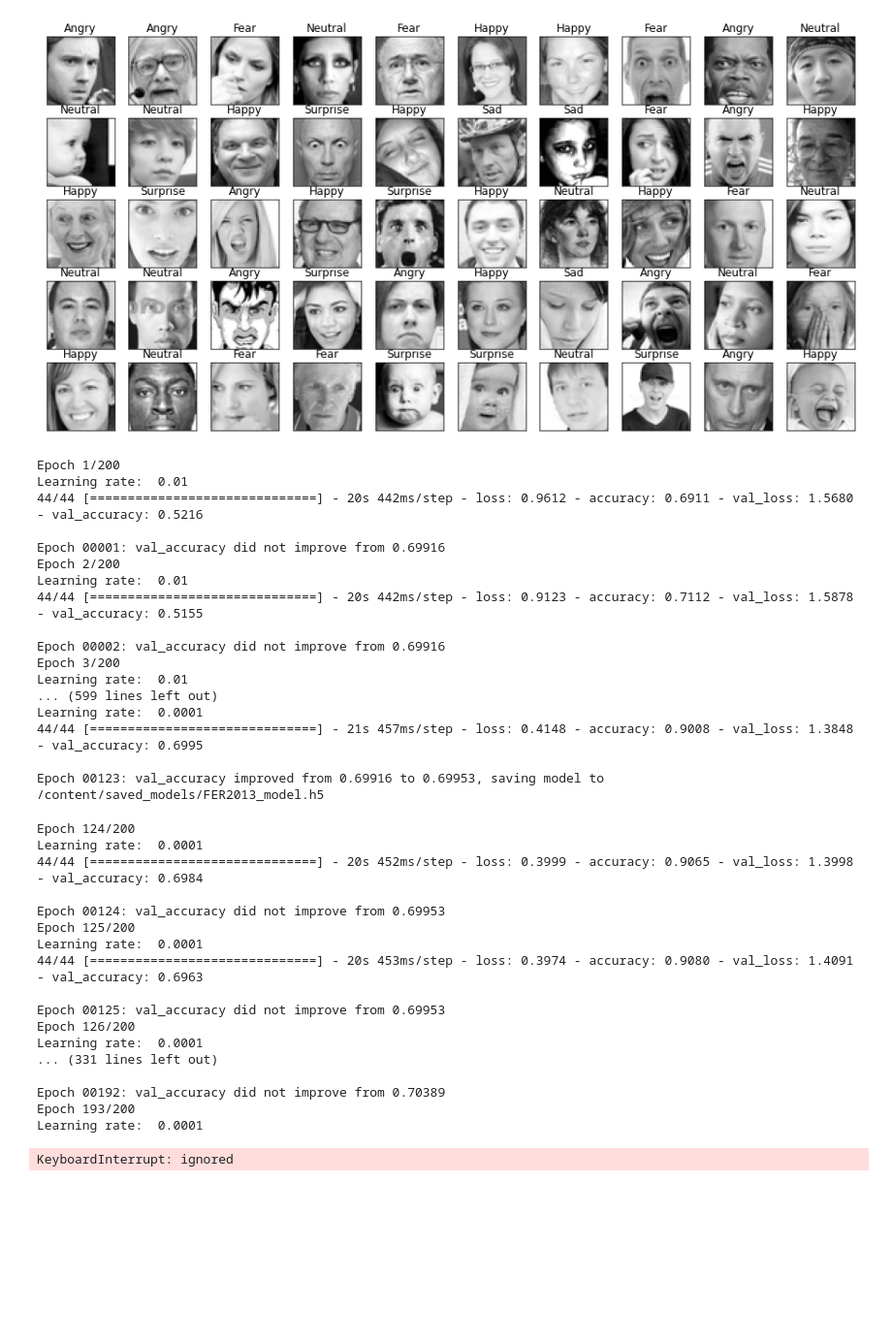
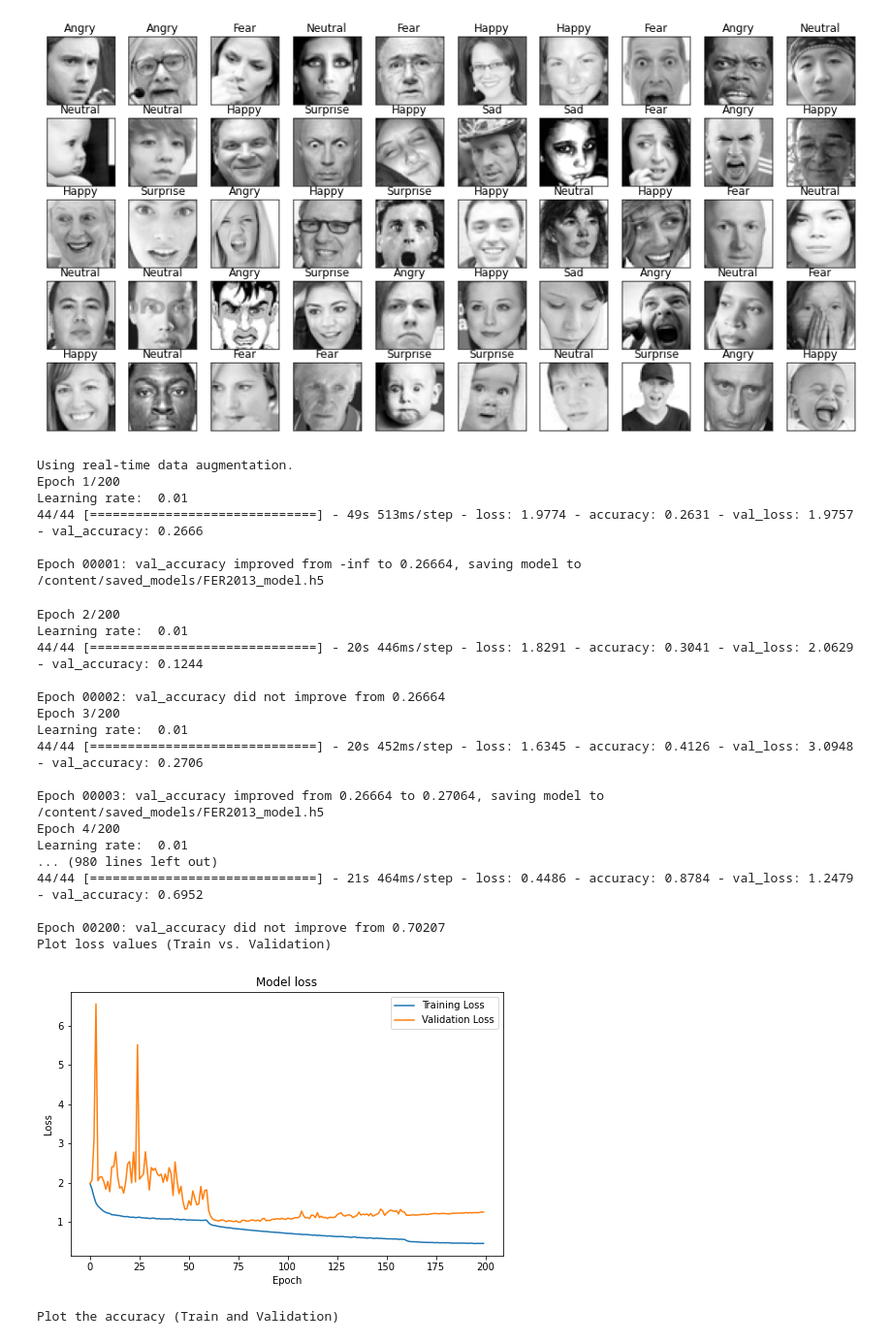
Before and after one commit to Tithra/Computer-Vision-DNN, a Jupyter notebook: EmotionRecognition_FER2013.ipynb, the cells around one changed output. Shown at 97% size. Saved outputs shown, nothing was run; the diff lists cells and outputs as text; code cells hidden in the pictures; blank space fills up the shorter version.

```diff
--- a/EmotionRecognition_FER2013.ipynb
+++ b/EmotionRecognition_FER2013.ipynb
@@ -274,7 +274,7 @@ checkpoint = ModelCheckpoint(filepath=filepath,
                              save_best_only=True)
 def lr_schedule(epoch):
     lr = 0.01
-    if epoch >= (epochs*0.7):
+    if epoch >= (epochs*0.8):
       lr = 0.0001
     elif epoch >= (epochs*0.3):
       lr=0.001
@@ -346,59 +346,49 @@ else:
 def plot_model_history(history):
   # Plot training loss values
   print("Plot loss values (Train vs. Validation)")
   plt.figure(figsize=(8, 5))
   plt.plot(history.history['loss'],label='Training Loss')
   plt.plot(history.history['val_loss'], label='Validation Loss')
   plt.title('Model loss')
   plt.ylabel('Loss')
   plt.xlabel('Epoch')
   plt.legend()
   plt.show()
 
   print("Plot the accuracy (Train and Validation)")
   plt.figure(figsize=(8, 5))
   plt.plot(history.history['accuracy'],label='Training Accuracy')
   plt.plot(history.history['val_accuracy'],label='Validation Accuracy')
   plt.title('Model accuracy')
   plt.ylabel('Accuracy')
   plt.xlabel('Epoch')
   plt.legend()
   plt.show()
 
 plot_model_history(history)
 # %% [output]
+Using real-time data augmentation.
 Epoch 1/200
 Learning rate:  0.01
-44/44 [==============================] - 20s 442ms/step - loss: 0.9612 - accuracy: 0.6911 - val_loss: 1.5680 - val_accuracy: 0.5216
+44/44 [==============================] - 49s 513ms/step - loss: 1.9774 - accuracy: 0.2631 - val_loss: 1.9757 - val_accuracy: 0.2666
 
-Epoch 00001: val_accuracy did not improve from 0.69916
-Epoch 2/200
-Learning rate:  0.01
-44/44 [==============================] - 20s 442ms/step - loss: 0.9123 - accuracy: 0.7112 - val_loss: 1.5878 - val_accuracy: 0.5155
-
-Epoch 00002: val_accuracy did not improve from 0.69916
-Epoch 3/200
-Learning rate:  0.01
-... (599 lines left out)
-Learning rate:  0.0001
-44/44 [==============================] - 21s 457ms/step - loss: 0.4148 - accuracy: 0.9008 - val_loss: 1.3848 - val_accuracy: 0.6995
-
-Epoch 00123: val_accuracy improved from 0.69916 to 0.69953, saving model to /content/saved_models/FER2013_model.h5
+Epoch 00001: val_accuracy improved from -inf to 0.26664, saving model to /content/saved_models/FER2013_model.h5
-Epoch 124/200
-Learning rate:  0.0001
-44/44 [==============================] - 20s 452ms/step - loss: 0.3999 - accuracy: 0.9065 - val_loss: 1.3998 - val_accuracy: 0.6984
+Epoch 2/200
+Learning rate:  0.01
+44/44 [==============================] - 20s 446ms/step - loss: 1.8291 - accuracy: 0.3041 - val_loss: 2.0629 - val_accuracy: 0.1244
 
-Epoch 00124: val_accuracy did not improve from 0.69953
-Epoch 125/200
-Learning rate:  0.0001
-44/44 [==============================] - 20s 453ms/step - loss: 0.3974 - accuracy: 0.9080 - val_loss: 1.4091 - val_accuracy: 0.6963
+Epoch 00002: val_accuracy did not improve from 0.26664
+Epoch 3/200
+Learning rate:  0.01
+44/44 [==============================] - 20s 452ms/step - loss: 1.6345 - accuracy: 0.4126 - val_loss: 3.0948 - val_accuracy: 0.2706
 
-Epoch 00125: val_accuracy did not improve from 0.69953
-Epoch 126/200
-Learning rate:  0.0001
-... (331 lines left out)
+Epoch 00003: val_accuracy improved from 0.26664 to 0.27064, saving model to /content/saved_models/FER2013_model.h5
+Epoch 4/200
+Learning rate:  0.01
+... (980 lines left out)
+44/44 [==============================] - 21s 464ms/step - loss: 0.4486 - accuracy: 0.8784 - val_loss: 1.2479 - val_accuracy: 0.6952
 
-Epoch 00192: val_accuracy did not improve from 0.70389
-Epoch 193/200
-Learning rate:  0.0001
+Epoch 00200: val_accuracy did not improve from 0.70207
+Plot loss values (Train vs. Validation)
+[figure, added]
-KeyboardInterrupt: ignored
+Plot the accuracy (Train and Validation)
```
Also changed, not shown: parts of 4 cells of this notebook.
